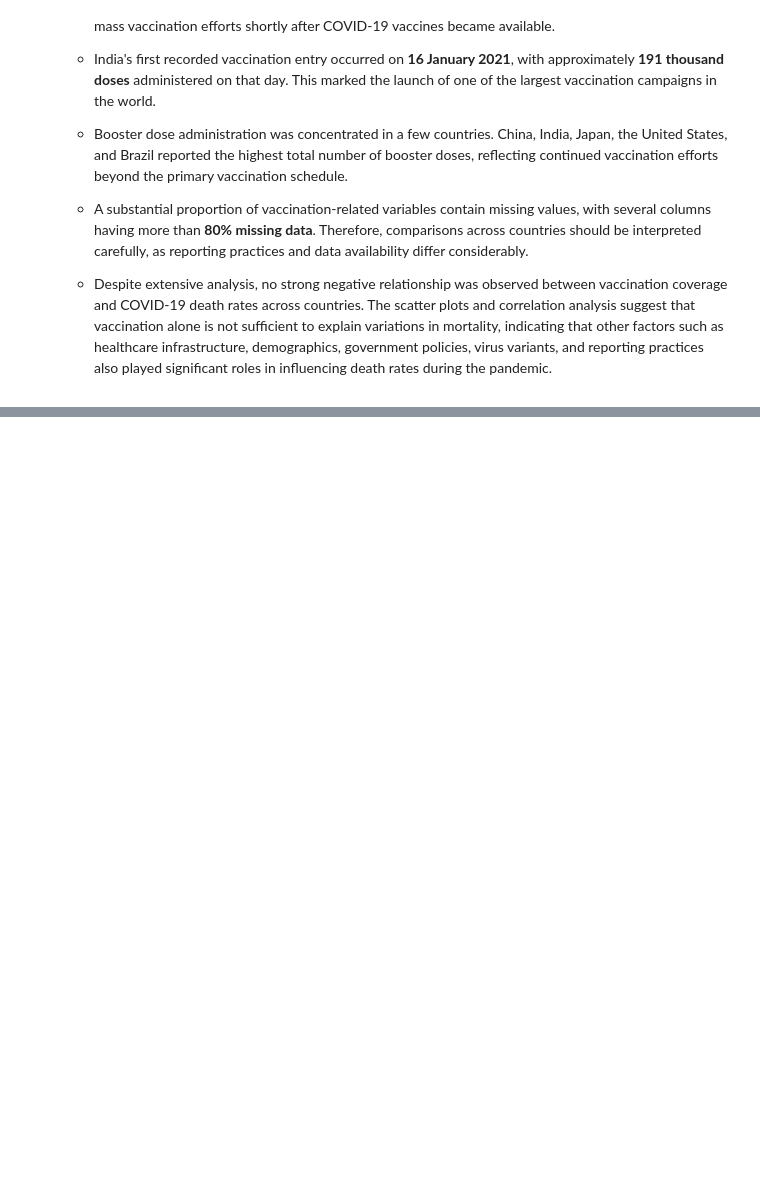
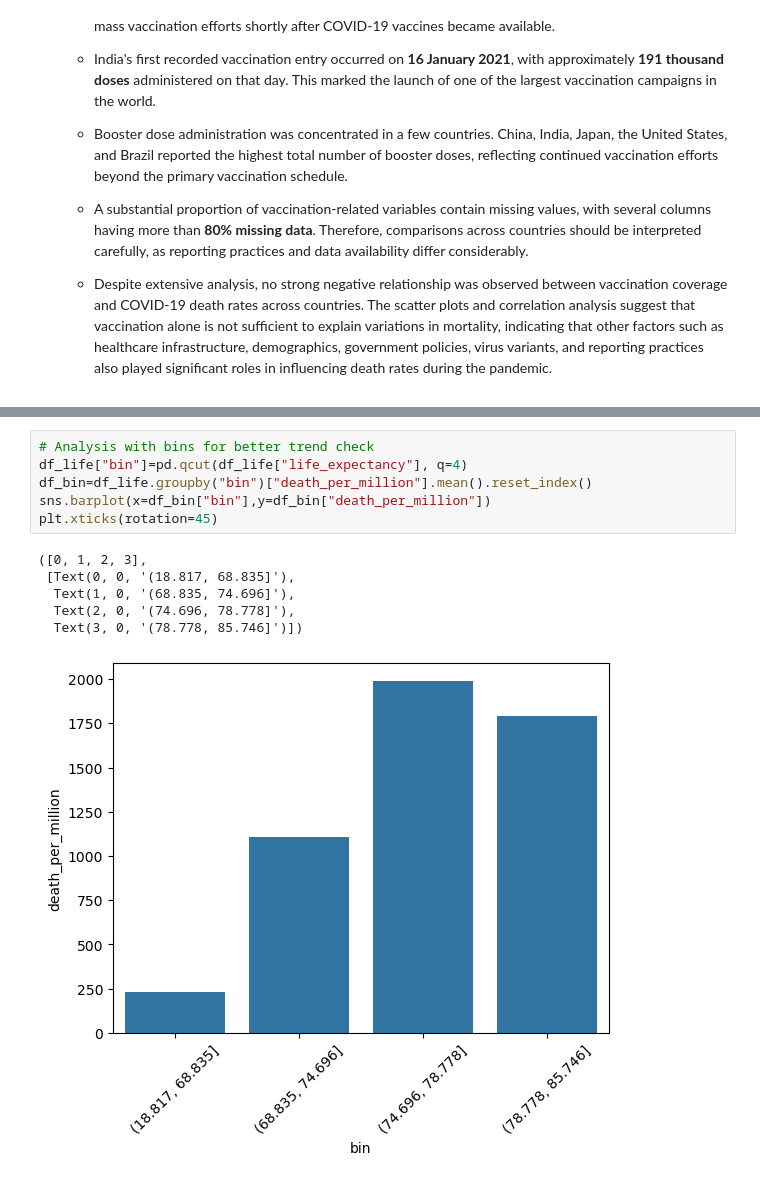
Before and after one commit to Polly49/COVID-19-Global-Data-Analysis, a Jupyter notebook: notebooks/covid_eda.ipynb, the cells around one changed output, grey strips where cells are left out. Cells and saved outputs as stored; diff of their text form; blank space fills up the shorter version.

Commit message:
final other columns analysis is done

```diff
--- a/notebooks/covid_eda.ipynb
+++ b/notebooks/covid_eda.ipynb
@@ -728,0 +826,13 @@ df_analyse_vaccine[
+# %%
+# Analysis with bins for better trend check
+df_life["bin"]=pd.qcut(df_life["life_expectancy"], q=4)
+df_bin=df_life.groupby("bin")["death_per_million"].mean().reset_index()
+sns.barplot(x=df_bin["bin"],y=df_bin["death_per_million"])
+plt.xticks(rotation=45)
+# %% [output]
+([0, 1, 2, 3],
+ [Text(0, 0, '(18.817, 68.835]'),
+  Text(1, 0, '(68.835, 74.696]'),
+  Text(2, 0, '(74.696, 78.778]'),
+  Text(3, 0, '(78.778, 85.746]')])
+[figure, added]
```
Also changed, not shown: parts of 14 cells of this notebook.
